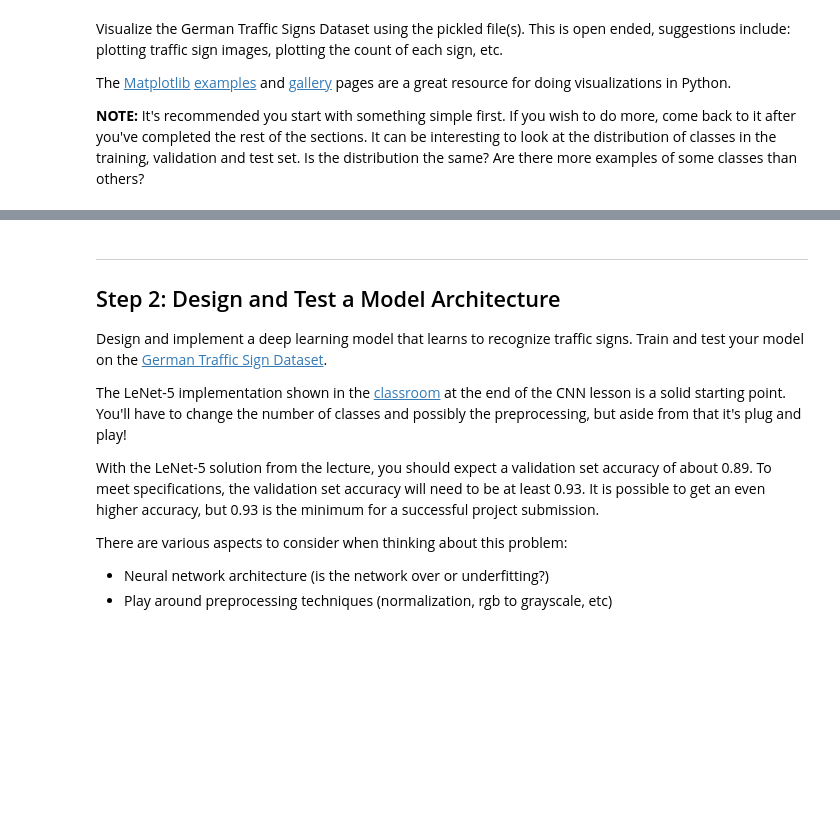
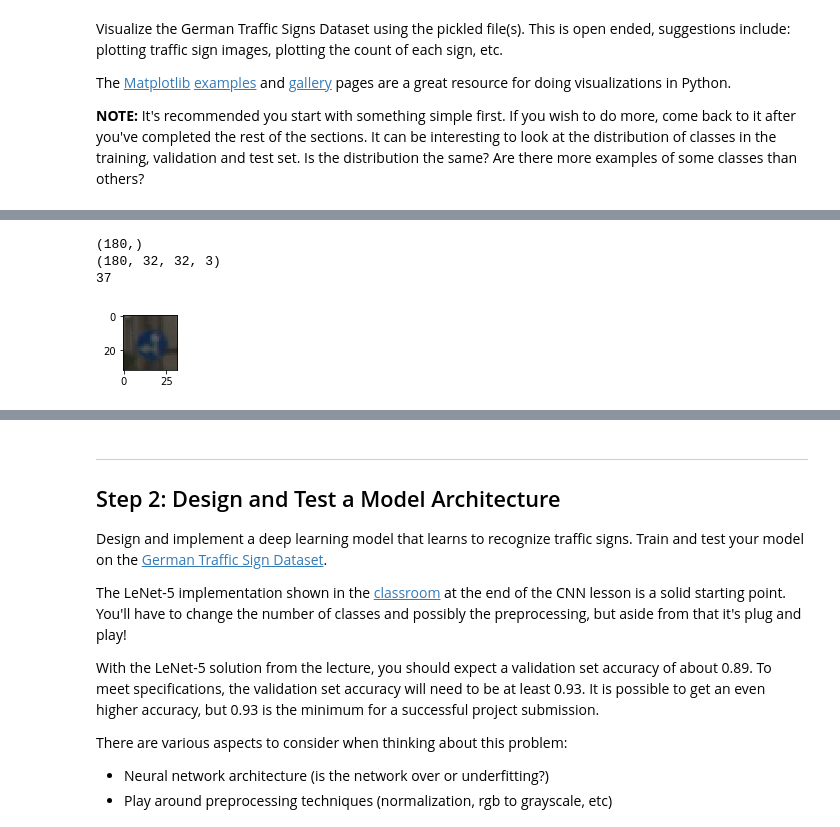
Before and after one commit to jacquestkirk/CarND_TrafficSignClassifier, a Jupyter notebook: Traffic_Sign_Classifier.ipynb, the cells around one changed output, grey strips where cells are left out. Saved outputs shown, nothing was run; the diff lists cells and outputs as text; code cells hidden in the pictures; blank space fills up the shorter version.

```diff
--- a/Traffic_Sign_Classifier.ipynb
+++ b/Traffic_Sign_Classifier.ipynb
@@ -123,3 +125,24 @@ print(y_train[index])
+# %%
+#find a specific image
+classNum = 37
+index = 0
+filtered_indicies = y_train == classNum
+y_filt = y_train[filtered_indicies]
+X_filt = X_train[filtered_indicies]
+
+print(y_filt.shape)
+print(X_filt.shape)
+
+image = X_filt[index].squeeze()
+
+plt.figure(figsize=(1,1))
+plt.imshow(image)
+print(y_filt[index])
+# %% [output]
+(180,)
+(180, 32, 32, 3)
+37
+[figure, added]
 # %%
 
 f, axarr = plt.subplots(5, 10)
```
Also changed, not shown: parts of 28 cells of this notebook, 40 other files.
